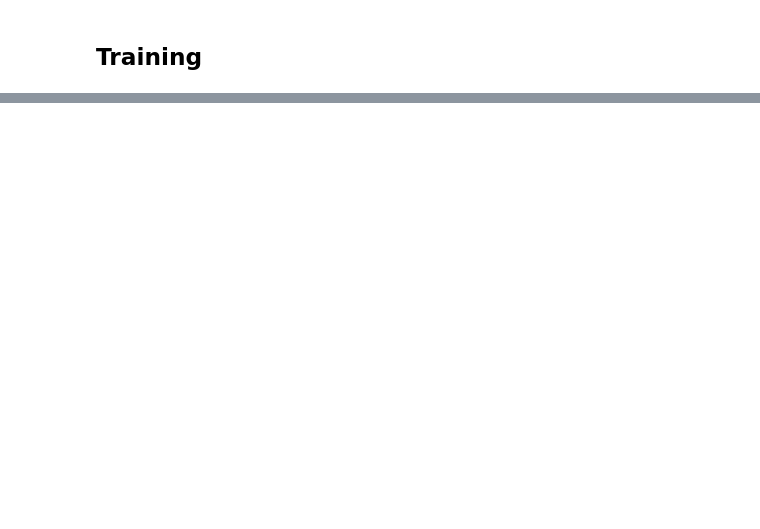
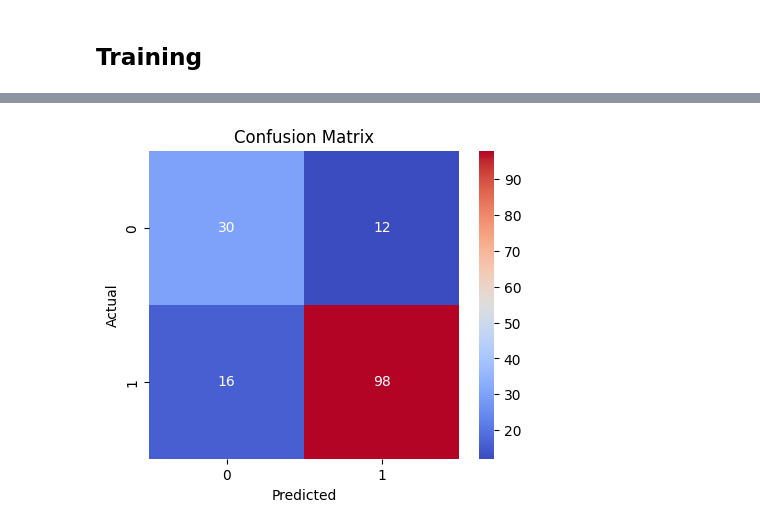
Before and after one commit to RamonWinkler/A-Hybrid-Quantum-Classical-Approach-to-Biomedical-Image-Classification, a Jupyter notebook: cnn.ipynb, the cells around one changed output, grey strips where cells are left out. Cells and saved outputs as stored; diff of their text form; code cells hidden in the pictures; blank space fills up the shorter version.

```diff
--- a/cnn.ipynb
+++ b/cnn.ipynb
@@ -261,0 +403,9 @@ NameError: name 'num_samples' is not defined
+# %%
+plt.figure(figsize=(5,4))
+sns.heatmap(cm, annot=True, fmt='d', cmap='coolwarm', xticklabels=[0,1], yticklabels=[0,1])
+plt.xlabel("Predicted")
+plt.ylabel("Actual")
+plt.title("Confusion Matrix")
+plt.show()
+# %% [output]
+[figure, added]
```
Also changed, not shown: parts of 22 cells of this notebook.
